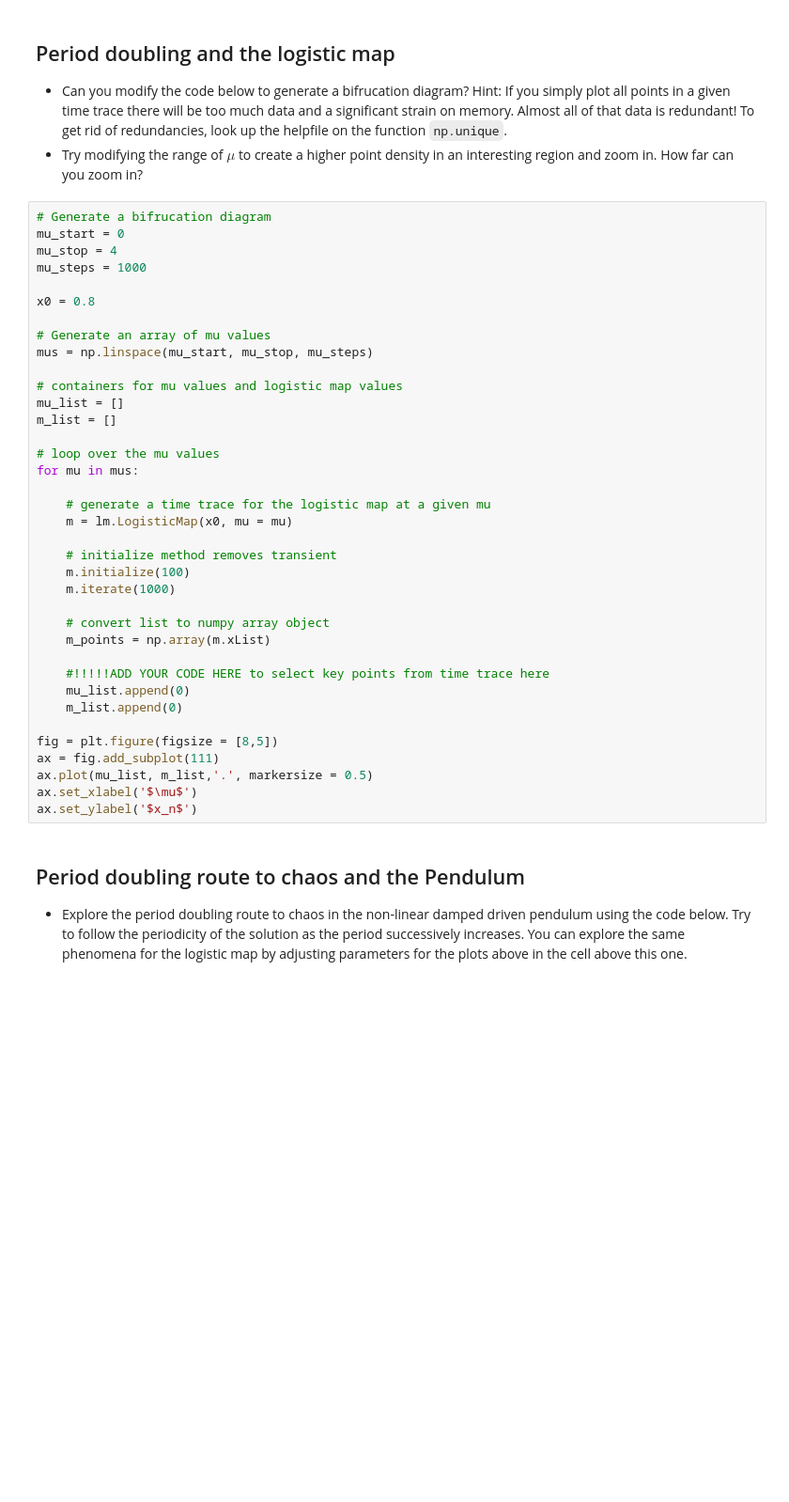
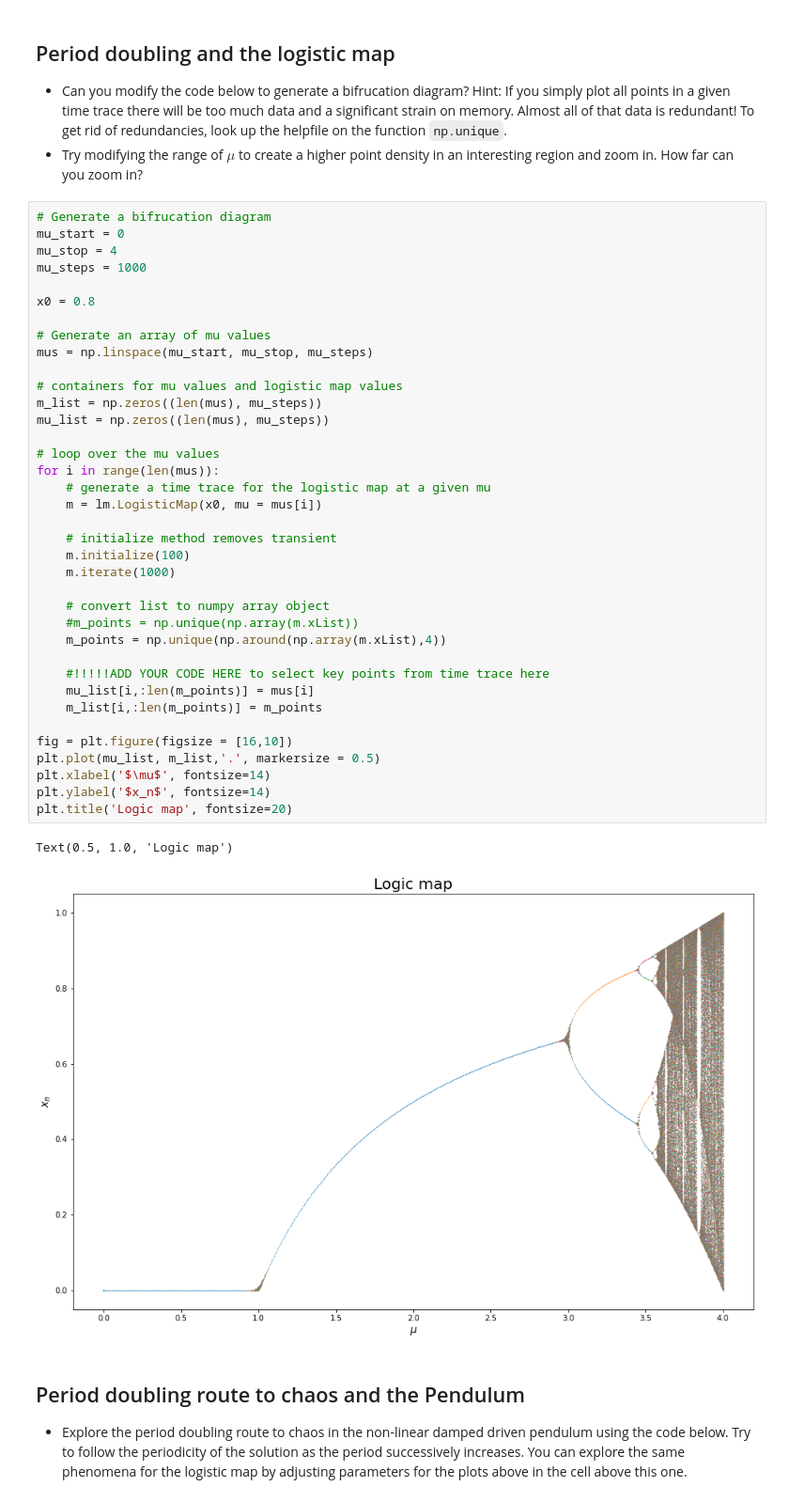
Before and after one commit to Tim-L-Zhao/Lectures, a Jupyter notebook: Lecture7.ipynb, the cells around one changed output. Shown at 94% size. Cells and saved outputs as stored; diff of their text form; blank space fills up the shorter version.

```diff
--- a/Lecture7.ipynb
+++ b/Lecture7.ipynb
@@ -53,40 +54,43 @@ for ii in range(6):
 # %%
 # Generate a bifrucation diagram
 mu_start = 0
 mu_stop = 4
 mu_steps = 1000
 
 x0 = 0.8
 
 # Generate an array of mu values
 mus = np.linspace(mu_start, mu_stop, mu_steps)
 
 # containers for mu values and logistic map values
-mu_list = []
-m_list = []
+m_list = np.zeros((len(mus), mu_steps))
+mu_list = np.zeros((len(mus), mu_steps))
 
 # loop over the mu values
-for mu in mus:
-
+for i in range(len(mus)):
     # generate a time trace for the logistic map at a given mu
-    m = lm.LogisticMap(x0, mu = mu)
+    m = lm.LogisticMap(x0, mu = mus[i])
 
     # initialize method removes transient
     m.initialize(100)
     m.iterate(1000)
 
     # convert list to numpy array object
-    m_points = np.array(m.xList)
+    #m_points = np.unique(np.array(m.xList))
+    m_points = np.unique(np.around(np.array(m.xList),4))
 
     #!!!!!ADD YOUR CODE HERE to select key points from time trace here
-    mu_list.append(0)
-    m_list.append(0)
+    mu_list[i,:len(m_points)] = mus[i]
+    m_list[i,:len(m_points)] = m_points
 
-fig = plt.figure(figsize = [8,5])
-ax = fig.add_subplot(111)
-ax.plot(mu_list, m_list,'.', markersize = 0.5)
-ax.set_xlabel('$\mu$')
-ax.set_ylabel('$x_n$')
+fig = plt.figure(figsize = [16,10])
+plt.plot(mu_list, m_list,'.', markersize = 0.5)
+plt.xlabel('$\mu$', fontsize=14)
+plt.ylabel('$x_n$', fontsize=14)
+plt.title('Logic map', fontsize=20)
+# %% [output]
+Text(0.5, 1.0, 'Logic map')
+[figure, added]
 # %% [markdown]
 ## Period doubling route to chaos and the Pendulum
 * Explore the period doubling route to chaos in the non-linear damped driven pendulum using the code below. Try to follow the periodicity of the solution as the period successively increases.  You can explore the same phenomena for the logistic map by adjusting parameters for the plots above in the cell above this one.
```
Also changed, not shown: parts of 1 cell of this notebook, 1 other file.
